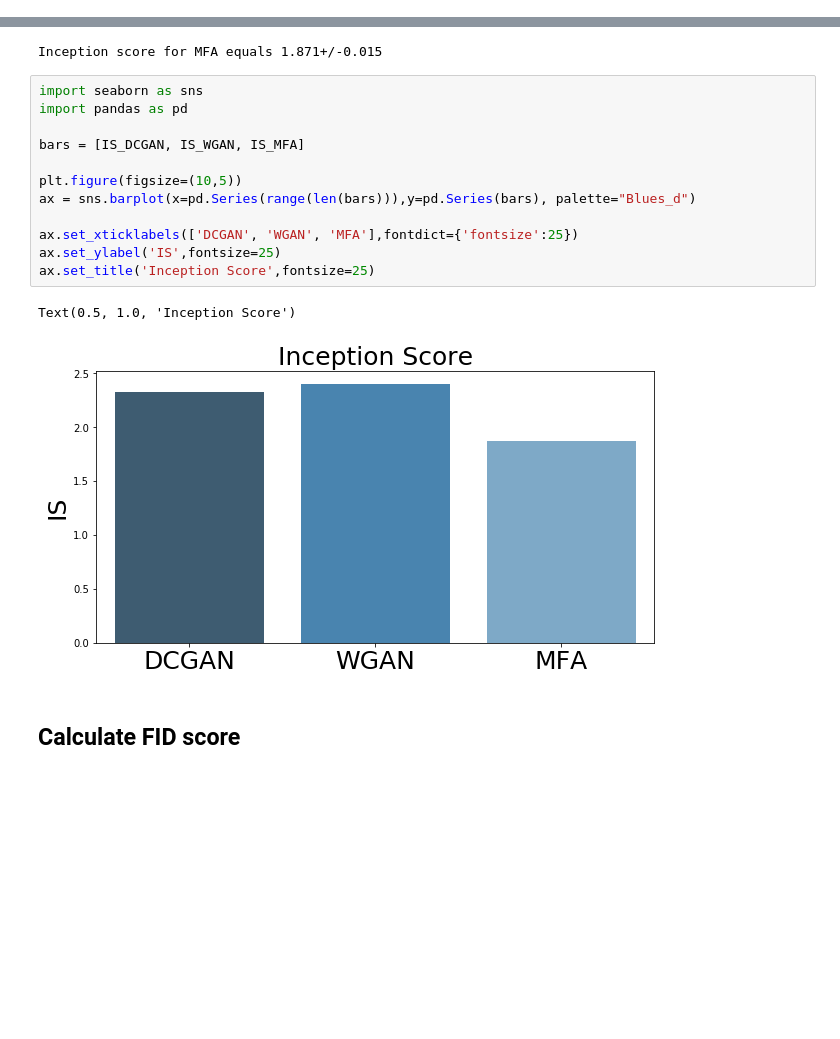
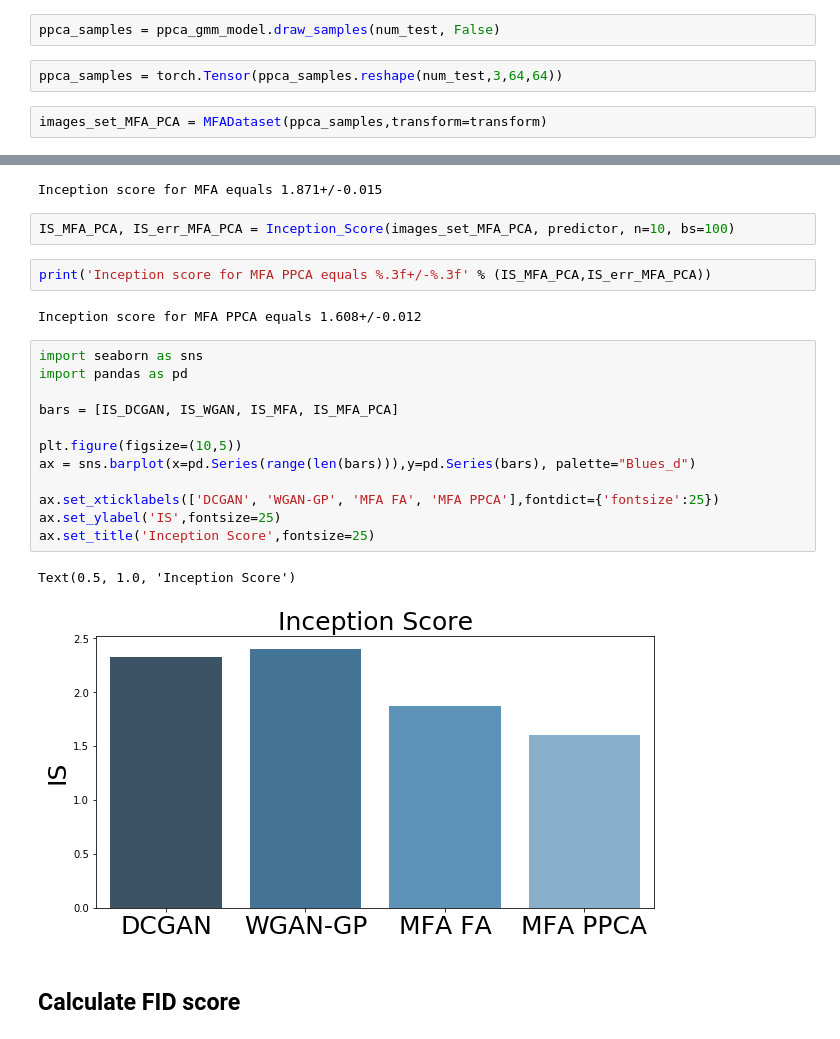
Before and after one commit to KonstantinPakulev/OnGansAndGMMs, a Jupyter notebook: notebooks/IS_FID_scores.ipynb, the cells around one changed output, grey strips where cells are left out. Drawn from its saved outputs; the diff is of its cells as text; blank space fills up the shorter version.

```diff
--- a/notebooks/IS_FID_scores.ipynb
+++ b/notebooks/IS_FID_scores.ipynb
@@ -185,3 +194,9 @@ images_set_MFA = MFADataset(fa_samples,transform=transform)
+# %%
+ppca_samples = ppca_gmm_model.draw_samples(num_test, False)
+# %%
+ppca_samples = torch.Tensor(ppca_samples.reshape(num_test,3,64,64))
+# %%
+images_set_MFA_PCA = MFADataset(ppca_samples,transform=transform)
 # %% [markdown]
 ## Calculate IS score
 # %%
@@ -202,21 +217,27 @@ IS_MFA, IS_err_MFA = Inception_Score(images_set_MFA, predictor, n=10, bs=100)
 print('Inception score for MFA equals %.3f+/-%.3f' % (IS_MFA,IS_err_MFA))
 # %% [output]
 Inception score for MFA equals 1.871+/-0.015
+# %%
+IS_MFA_PCA, IS_err_MFA_PCA = Inception_Score(images_set_MFA_PCA, predictor, n=10, bs=100)
+# %%
+print('Inception score for MFA PPCA equals %.3f+/-%.3f' % (IS_MFA_PCA,IS_err_MFA_PCA))
+# %% [output]
+Inception score for MFA PPCA equals 1.608+/-0.012
 # %%
 import seaborn as sns
 import pandas as pd
 
-bars = [IS_DCGAN, IS_WGAN, IS_MFA]
+bars = [IS_DCGAN, IS_WGAN, IS_MFA, IS_MFA_PCA]
 
 plt.figure(figsize=(10,5))
 ax = sns.barplot(x=pd.Series(range(len(bars))),y=pd.Series(bars), palette="Blues_d")
 
-ax.set_xticklabels(['DCGAN', 'WGAN', 'MFA'],fontdict={'fontsize':25})
+ax.set_xticklabels(['DCGAN', 'WGAN-GP', 'MFA FA', 'MFA PPCA'],fontdict={'fontsize':25})
 ax.set_ylabel('IS',fontsize=25)
 ax.set_title('Inception Score',fontsize=25)
 # %% [output]
 Text(0.5, 1.0, 'Inception Score')
-[figure, old version]
+[figure, new version]
 # %% [markdown]
 ## Calculate FID score
 # %%
```
Also changed, not shown: parts of 8 cells of this notebook.
